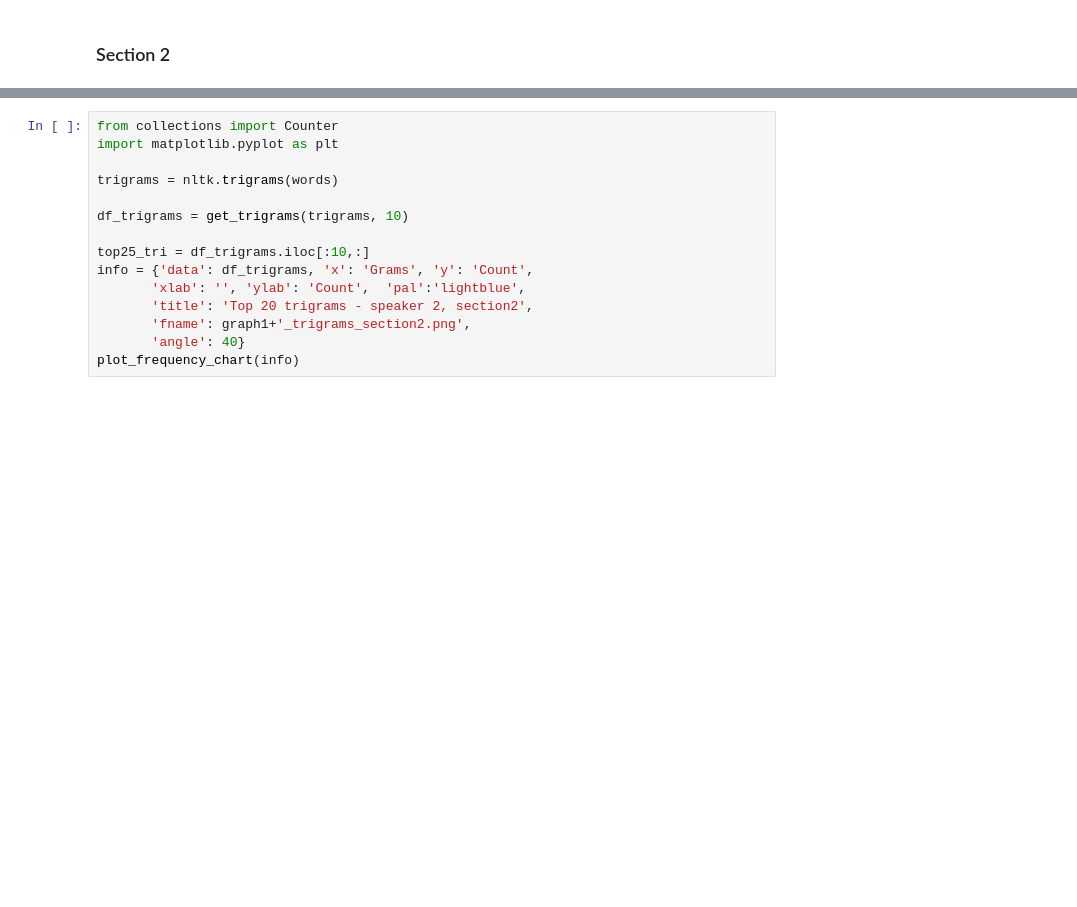
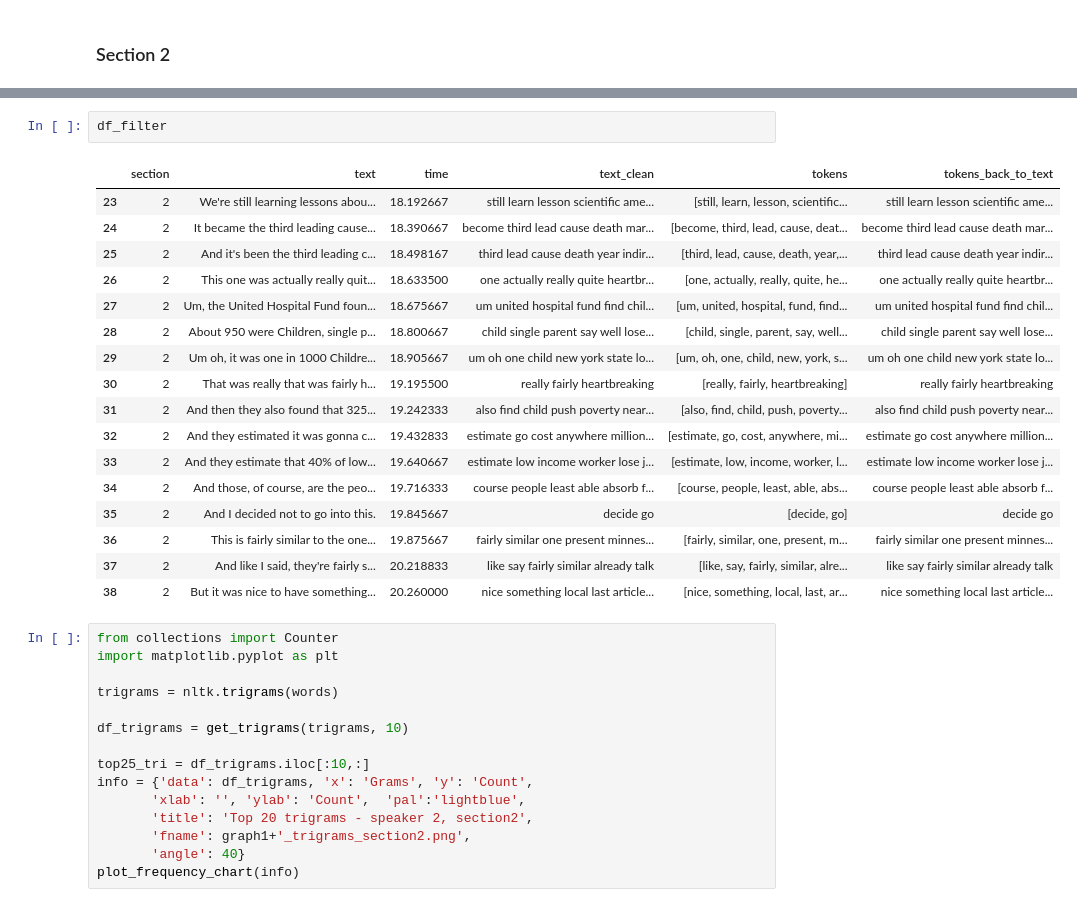
Before and after one commit to arivargasb/ProjectECHO, a Jupyter notebook: notebooks/ECHO video analysis by section_v2.ipynb, the cells around one changed output, grey strips where cells are left out. Cells and saved outputs as stored; diff of their text form; blank space fills up the shorter version.

```diff
--- a/notebooks/ECHO video analysis by section_v2.ipynb
+++ b/notebooks/ECHO video analysis by section_v2.ipynb
@@ -2184,6 +2200,26 @@ words = big_string.split()
 len(words)
 # %% [output]
 173
+# %%
+df_filter
+# %% [output]
+|  | section | text | time | text_clean | tokens | tokens_back_to_text |
+| 23 | 2 | We're still learning lessons abou... | 18.192667 | still learn lesson scientific ame... | [still, learn, lesson, scientific... | still learn lesson scientific ame... |
+| 24 | 2 | It became the third leading cause... | 18.390667 | become third lead cause death mar... | [become, third, lead, cause, deat... | become third lead cause death mar... |
+| 25 | 2 | And it's been the third leading c... | 18.498167 | third lead cause death year indir... | [third, lead, cause, death, year,... | third lead cause death year indir... |
+| 26 | 2 | This one was actually really quit... | 18.633500 | one actually really quite heartbr... | [one, actually, really, quite, he... | one actually really quite heartbr... |
+| 27 | 2 | Um, the United Hospital Fund foun... | 18.675667 | um united hospital fund find chil... | [um, united, hospital, fund, find... | um united hospital fund find chil... |
+| 28 | 2 | About 950 were Children, single p... | 18.800667 | child single parent say well lose... | [child, single, parent, say, well... | child single parent say well lose... |
+| 29 | 2 | Um oh, it was one in 1000 Childre... | 18.905667 | um oh one child new york state lo... | [um, oh, one, child, new, york, s... | um oh one child new york state lo... |
+| 30 | 2 | That was really that was fairly h... | 19.195500 | really fairly heartbreaking | [really, fairly, heartbreaking] | really fairly heartbreaking |
+| 31 | 2 | And then they also found that 325... | 19.242333 | also find child push poverty near... | [also, find, child, push, poverty... | also find child push poverty near... |
+| 32 | 2 | And they estimated it was gonna c... | 19.432833 | estimate go cost anywhere million... | [estimate, go, cost, anywhere, mi... | estimate go cost anywhere million... |
+| 33 | 2 | And they estimate that 40% of low... | 19.640667 | estimate low income worker lose j... | [estimate, low, income, worker, l... | estimate low income worker lose j... |
+| 34 | 2 | And those, of course, are the peo... | 19.716333 | course people least able absorb f... | [course, people, least, able, abs... | course people least able absorb f... |
+| 35 | 2 | And I decided not to go into this. | 19.845667 | decide go | [decide, go] | decide go |
+| 36 | 2 | This is fairly similar to the one... | 19.875667 | fairly similar one present minnes... | [fairly, similar, one, present, m... | fairly similar one present minnes... |
+| 37 | 2 | And like I said, they're fairly s... | 20.218833 | like say fairly similar already talk | [like, say, fairly, similar, alre... | like say fairly similar already talk |
+| 38 | 2 | But it was nice to have something... | 20.260000 | nice something local last article... | [nice, something, local, last, ar... | nice something local last article... |
 # %%
 from collections import Counter
 import matplotlib.pyplot as plt
```
Also changed, not shown: parts of 58 cells of this notebook, 24 other files.
